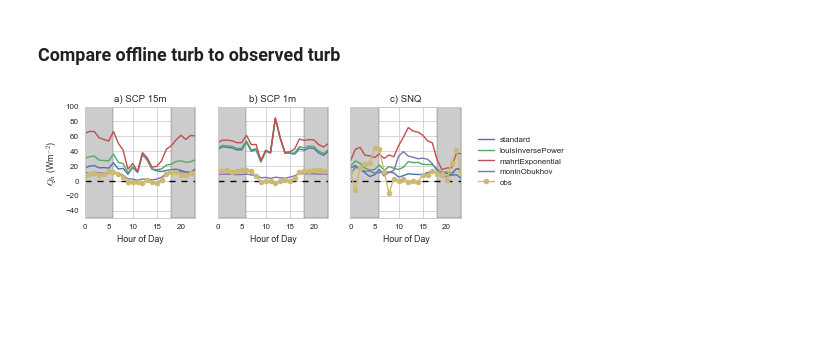
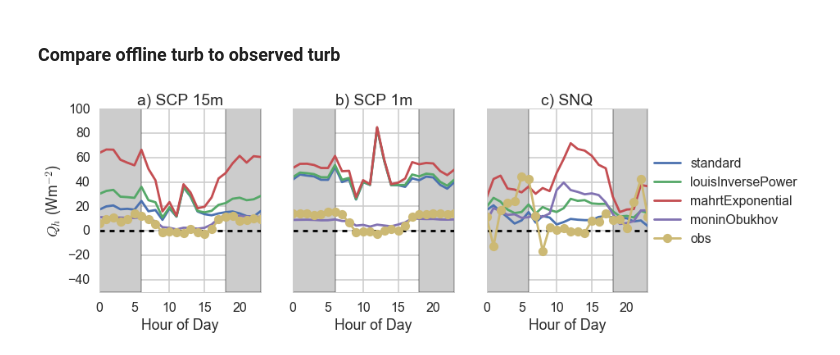
Before and after one commit to klapo/TurbulenceFeedbacks, a Jupyter notebook: TF.OfflineTurb.SCP_SNQ.DiurnalComposites.ipynb, the cells around one changed output. Drawn from its saved outputs; the diff is of its cells as text; code cells hidden in the pictures; blank space fills up the shorter version.

```diff
--- a/TF.OfflineTurb.SCP_SNQ.DiurnalComposites.ipynb
+++ b/TF.OfflineTurb.SCP_SNQ.DiurnalComposites.ipynb
@@ -34,7 +34,7 @@ import turbpy.multiConst as mc
 # Customize
 %matplotlib inline
 sns.set_style("whitegrid")
-sns.set_context('paper')
+sns.set_context('poster')
 
 # -------------------------------------------------------------------------------------------------------
 # Directories
@@ -133,7 +133,7 @@ SCP appears to be UTC - 6 (which I think makes sense for mountain time?)
 ### Compare offline turb to observed turb
 # %%
 # Format figure
-fig, axes = plt.subplots(1, 3, sharey=True, figsize=(6.75, 2))
+fig, axes = plt.subplots(1, 3, sharey=True, figsize=(12, 4))
 os.chdir(dirPrint)
 hours = np.arange(0, 24)
 
@@ -208,34 +208,34 @@ xmax = 23
 
 # Zero line for visual reference
 ax.plot([xmin, xmax], [0, 0], 'k--')
 
 # Nighttime
 ax.fill_between(np.arange(0, 7), ymin, ymax, facecolor='0.8')
 ax.fill_between(np.arange(18, 24), ymin, ymax, facecolor='0.8')
 
 # Simulation results
 for n,stab in enumerate(ixStability):
     ax.plot(hours,
             SNQ_sensible[stab].groupby('time.hour').mean(dim='time'),
             label=stab)
 
 # Observaitons
 ax.plot(hours,
         SNQ.SensFlux[SNQind].groupby('time.hour').mean(dim='time'),
         '-o', label='obs')
 
 # Format
 ax.set_ylim(ymin, ymax)
 ax.set_xlim(xmin, xmax)
 ax.set_xlabel('Hour of Day')
 ax.set_title('c) SNQ')
 
 # -------------------------------------------------------------------------------------------------------
 # Final formatting
 lgd = axes[2].legend(bbox_to_anchor=(2., .8))
 fig.savefig('OfflineTurb.DiurnalComposites.pdf', bbox_extra_artists=(lgd,), bbox_inches='tight')
 # %% [output]
-[figure, old version]
+[figure, new version]
 # %%
 plt.plot(hours, (~ np.isnan(SNQ.SensFlux)).groupby('time.hour').mean(dim='time'), label='SNQ')
 plt.plot(hours, (~ np.isnan(-fluxObs.w_tc__10m_M)).groupby('time.hour').mean(dim='time').roll(hour=-6),label='SCP 15m')
```
Also changed, not shown: parts of 2 cells of this notebook, 2 other files.
